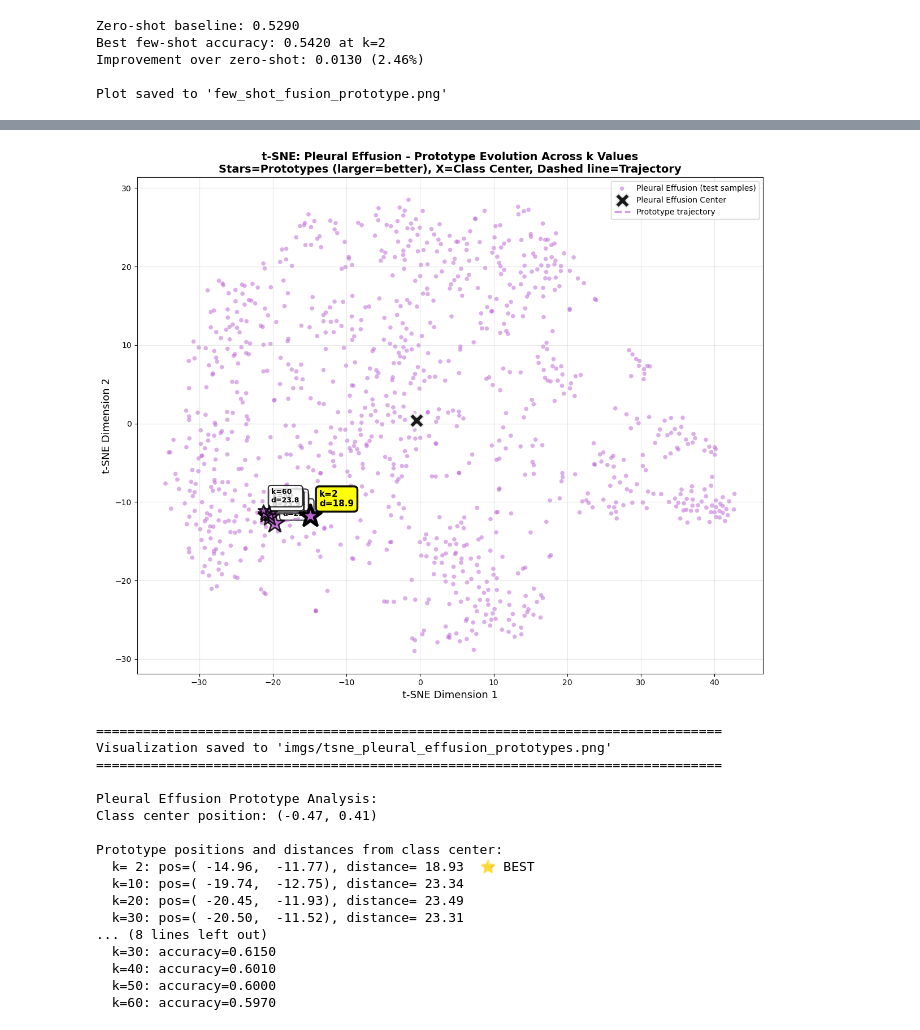
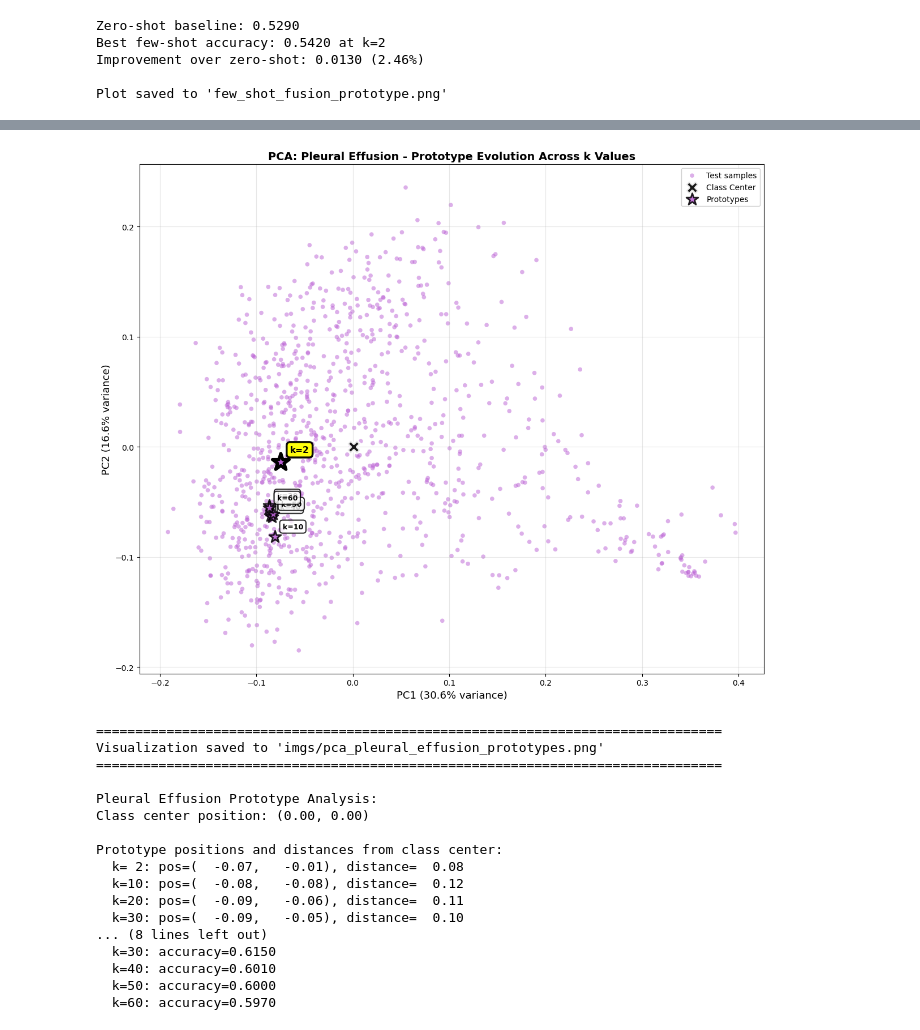
Before and after one commit to dongYoun2/MedCLIP_eval, a Jupyter notebook: notebooks/dayne_fusion_protoytyping.ipynb, the cells around one changed output, grey strips where cells are left out. Drawn from its saved outputs; the diff is of its cells as text; code cells hidden in the pictures.

```diff
--- a/notebooks/dayne_fusion_protoytyping.ipynb
+++ b/notebooks/dayne_fusion_protoytyping.ipynb
@@ -254,7 +254,7 @@ Improvement over zero-shot: 0.0130 (2.46%)
 
 Plot saved to 'few_shot_fusion_prototype.png'
 # %%
-from sklearn.manifold import TSNE
+from sklearn.decomposition import PCA
 import matplotlib.pyplot as plt
 import numpy as np
 
@@ -263,7 +263,7 @@ k_values = [2, 10, 20, 30, 40, 50, 60]
 
 # Choose which disease class to visualize (0-4)
 # 0: Atelectasis, 1: Cardiomegaly, 2: Consolidation, 3: Edema, 4: Pleural Effusion
-focus_class_idx = 4  # Change this to visualize different classes
+focus_class_idx = 4 # Change this to visualize different classes
 focus_class_name = disease_classes[focus_class_idx]
 
 print(f"Visualizing prototypes for: {focus_class_name}")
@@ -299,20 +299,24 @@ print(f"Focus class test embeddings shape: {test_emb_focus.shape}")
 print(f"Focus class prototype embeddings shape: {focus_prototype_embeddings.shape}")
 print(f"Number of prototypes: {len(k_values)} k-values for {focus_class_name}")
 
-# Combine test embeddings and prototypes for t-SNE
+# Combine test embeddings and prototypes for PCA
 all_embeddings = np.vstack([test_emb_focus, focus_prototype_embeddings])
-print(f"Combined embeddings shape for t-SNE: {all_embeddings.shape}")
+print(f"Combined embeddings shape for PCA: {all_embeddings.shape}")
 
-# Apply t-SNE
-print("Applying t-SNE (this may take a moment)...")
-tsne = TSNE(n_components=2, random_state=42, perplexity=30, max_iter=1000, verbose=1)
-embeddings_2d = tsne.fit_transform(all_embeddings)
+# Apply PCA
+print("Applying PCA...")
+pca = PCA(n_components=2, random_state=42)
+embeddings_2d = pca.fit_transform(all_embeddings)
+
+# Print explained variance
+print(f"Explained variance ratio: PC1={pca.explained_variance_ratio_[0]:.3f}, PC2={pca.explained_variance_ratio_[1]:.3f}")
+print(f"Total variance explained: {pca.explained_variance_ratio_.sum():.3f}")
 
 # Split back into test and prototype embeddings
 test_emb_2d = embeddings_2d[:len(test_emb_focus)]
 proto_emb_2d = embeddings_2d[len(test_emb_focus):]
 
-print("t-SNE complete! Creating visualization...")
+print("PCA complete! Creating visualization...")
 print(f"Test embeddings 2D shape: {test_emb_2d.shape}")
 print(f"Prototype embeddings 2D shape: {proto_emb_2d.shape}")
 
@@ -332,27 +336,27 @@ plt.scatter(
     test_emb_2d[:, 0],
     test_emb_2d[:, 1],
     c=focus_color,
-    label=f'{focus_class_name} (test samples)',
+    label='Test samples',
     alpha=0.5,
     s=30,
     edgecolors='none'
 )
 
 # Plot class center
-plt.scatter(class_center_x, class_center_y, marker='X', s=400, c='black',
+plt.scatter(class_center_x, class_center_y, marker='X', s=250, c='black',
             linewidths=3, edgecolors='white', zorder=20, alpha=0.9,
-            label=f'{focus_class_name} Center')
+            label='Class Center')
 
 # Draw trajectory line connecting all prototypes
-proto_x_coords = proto_emb_2d[:, 0]
-proto_y_coords = proto_emb_2d[:, 1]
-plt.plot(proto_x_coords, proto_y_coords,
-         color=focus_color, linestyle='--', linewidth=2.5, alpha=0.6, zorder=5,
-         label='Prototype trajectory')
+# proto_x_coords = proto_emb_2d[:, 0]
+# proto_y_coords = proto_emb_2d[:, 1]
+# plt.plot(proto_x_coords, proto_y_coords,
+#          color=focus_color, linestyle='--', linewidth=2.5, alpha=0.6, zorder=5,
+#          label='Prototype trajectory')
 
 # Plot prototypes for all k values with different sizes
-# k=2 (best) will be largest, others progressively smaller
-marker_sizes = {2: 800, 10: 650, 20: 550, 30: 450, 40: 350, 50: 280, 60: 200}
+# k=2 (best) will be largest
+marker_sizes = {2: 500, 10: 250, 20: 250, 30: 250, 40: 250, 50: 250, 60: 250}
 
 for k_idx, k in enumerate(k_values):
     # Emphasize k=2 (best performance)
@@ -369,7 +373,8 @@ for k_idx, k in enumerate(k_values):
         edgecolors='black',
         linewidths=edge_width,
         alpha=alpha_val,
-        zorder=15 if k == 2 else 10 + k_idx
+        zorder=15 if k == 2 else 10 + k_idx,
+        label=f'Prototypes' if k_idx == 2 else ''
     )
 
     # Calculate distance from class center
@@ -379,7 +384,7 @@ for k_idx, k in enumerate(k_values):
     # Add text label next to prototype
     fontsize = 11 if k == 2 else 9
     plt.annotate(
-        f'k={k}\nd={distance:.1f}',
+        f'k={k}',
         xy=(proto_emb_2d[k_idx, 0], proto_emb_2d[k_idx, 1]),
         xytext=(12, 12) if k == 2 else (10, 10),
         textcoords='offset points',
@@ -392,16 +397,14 @@ for k_idx, k in enumerate(k_values):
                  linewidth=2.5 if k == 2 else 1.5),
     )
 
-plt.title(f't-SNE: {focus_class_name} - Prototype Evolution Across k Values\n' +
-          f'Stars=Prototypes (larger=better), X=Class Center, Dashed line=Trajectory',
-          fontsize=14, fontweight='bold')
-plt.xlabel('t-SNE Dimension 1', fontsize=13)
-plt.ylabel('t-SNE Dimension 2', fontsize=13)
+plt.title(f'PCA: {focus_class_name} - Prototype Evolution Across k Values', fontsize=14, fontweight='bold')
+plt.xlabel(f'PC1 ({pca.explained_variance_ratio_[0]:.1%} variance)', fontsize=13)
+plt.ylabel(f'PC2 ({pca.explained_variance_ratio_[1]:.1%} variance)', fontsize=13)
 plt.legend(loc='best', fontsize=10, framealpha=0.9)
 plt.grid(True, alpha=0.3)
 plt.tight_layout()
 
-save_path = f'imgs/tsne_{focus_class_name.lower().replace(" ", "_")}_prototypes.png'
+save_path = f'imgs/pca_{focus_class_name.lower().replace(" ", "_")}_prototypes.png'
 plt.savefig(save_path, dpi=300, bbox_inches='tight')
 plt.show()
 
@@ -416,17 +419,15 @@ print(f"\nPrototype positions and distances from class center:")
 for k_idx, k in enumerate(k_values):
     distance = np.sqrt((proto_emb_2d[k_idx, 0] - class_center_x)**2 +
                       (proto_emb_2d[k_idx, 1] - class_center_y)**2)
-    marker = "  ⭐ BEST" if k == 2 else ""
     print(f"  k={k:2d}: pos=({proto_emb_2d[k_idx, 0]:7.2f}, {proto_emb_2d[k_idx, 1]:7.2f}), "
-          f"distance={distance:6.2f}{marker}")
+          f"distance={distance:6.2f}")
 
 # Calculate accuracy for this class at different k values
 print(f"\nAccuracy for {focus_class_name} at different k values:")
 for k_idx, k in enumerate(k_values):
     k_shot_idx = shots.index(k)
     acc = per_class_accuracies_list[k_shot_idx][focus_class_name]
-    marker = "  ⭐ BEST" if k == 2 else ""
-    print(f"  k={k:2d}: accuracy={acc:.4f}{marker}")
+    print(f"  k={k:2d}: accuracy={acc:.4f}")
 # %% [output]
 Visualizing prototypes for: Pleural Effusion
 K values: [2, 10, 20, 30, 40, 50, 60]
@@ -448,18 +443,18 @@ t-SNE complete! Creating visualization...
 Test embeddings 2D shape: (1000, 2)
 Prototype embeddings 2D shape: (7, 2)
-[figure, old version]
+[figure, new version]
 ================================================================================
-Visualization saved to 'imgs/tsne_pleural_effusion_prototypes.png'
+Visualization saved to 'imgs/pca_pleural_effusion_prototypes.png'
 ================================================================================
 
 Pleural Effusion Prototype Analysis:
-Class center position: (-0.47, 0.41)
+Class center position: (0.00, 0.00)
 
 Prototype positions and distances from class center:
-  k= 2: pos=( -14.96,  -11.77), distance= 18.93  ⭐ BEST
-  k=10: pos=( -19.74,  -12.75), distance= 23.34
-  k=20: pos=( -20.45,  -11.93), distance= 23.49
-  k=30: pos=( -20.50,  -11.52), distance= 23.31
+  k= 2: pos=(  -0.07,   -0.01), distance=  0.08
+  k=10: pos=(  -0.08,   -0.08), distance=  0.12
+  k=20: pos=(  -0.09,   -0.06), distance=  0.11
+  k=30: pos=(  -0.09,   -0.05), distance=  0.10
 ... (8 lines left out)
   k=30: accuracy=0.6150
   k=40: accuracy=0.6010
```
Also changed, not shown: parts of 1 cell of this notebook, 1 other file.
